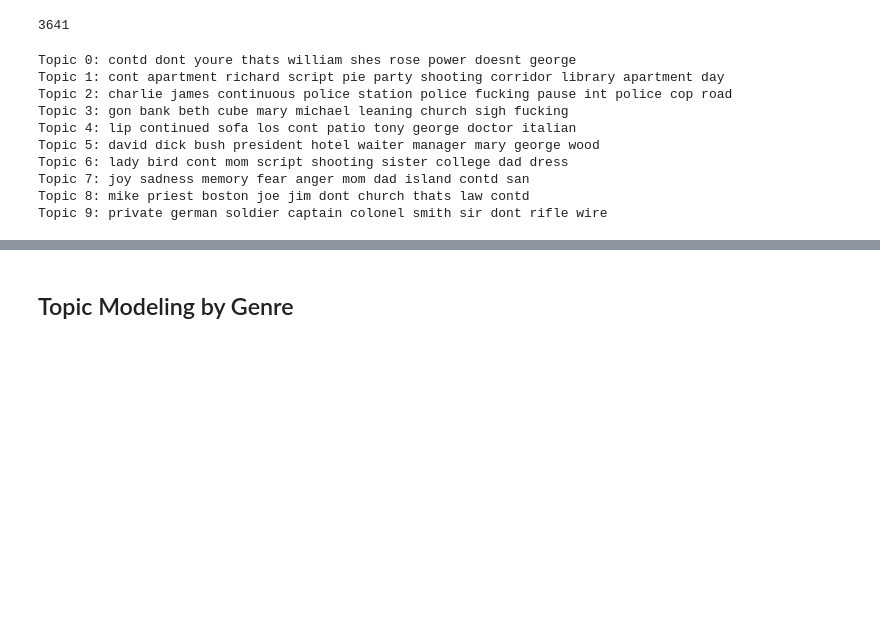
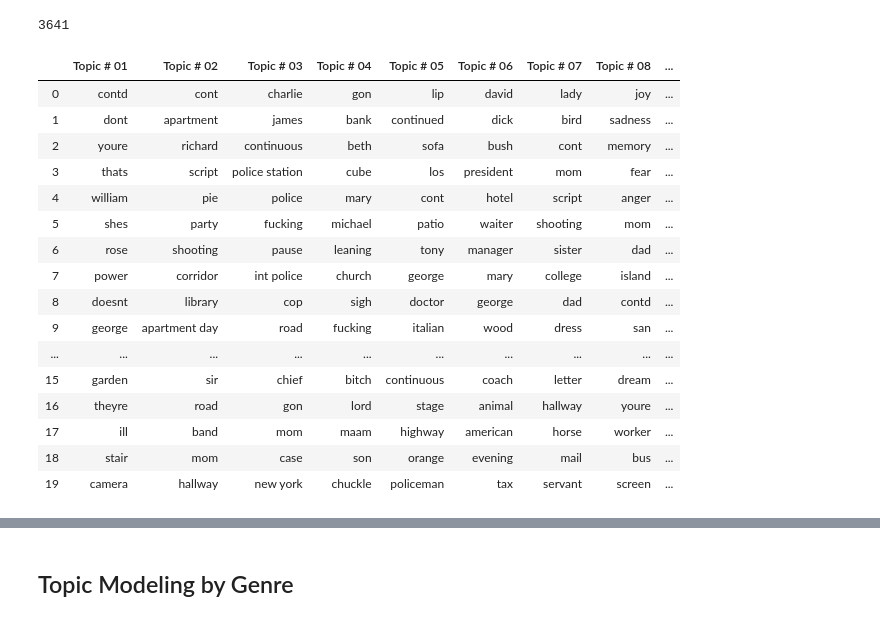
Before and after one commit to carousallie/nlp_movie_script_project, a Jupyter notebook: NLP_Project_Analysis_Wokring.ipynb, the cells around one changed output, grey strips where cells are left out. Drawn from its saved outputs; the diff is of its cells as text; code cells hidden in the pictures; blank space fills up the shorter version.

```diff
--- a/NLP_Project_Analysis_Wokring.ipynb
+++ b/NLP_Project_Analysis_Wokring.ipynb
@@ -259,0 +224,18 @@ Topic 9: lip piano christmas glance record gon george hell stage letter
+# %%
+n_dialogue = nmf(n_components = 10).fit(tfidf_dialogue_fit) # set up nmf model for 10 topics
+
+# Dataframes for topics
+
+def get_topics(model, vectorizer, num_topics, n_top_words):
+    feat_names = vectorizer.get_feature_names()
+
+    word_dict = {};
+    for i in range(num_topics):
+        #for each topic, obtain the largest values, and add the words they map to into the dictionary.
+        words_ids = model.components_[i].argsort()[:-15 - 1:-1]
+        words = [feat_names[key] for key in words_ids]
+        word_dict['Topic # ' + '{:02d}'.format(i+1)] = words;
+
+    return pd.DataFrame(word_dict);
+
+get_topics(n_dialogue, tfidf_dialogue, 10, 15)
@@ -275,44 +274,28 @@ len(tf_all_feat)
 # %% [output]
 {'zone': 3640, 'zero': 3639, 'yup': 3638, 'youve': 3637, 'youre right': 3636, 'youre going': 3635, 'youre': 3634, 'younger': 3633, 'young woman': 3632, 'young man': 3631, 'youll': 3630, 'youd': 3629,  ...
 3641
-# %%
-n_tf_all = nmf(n_components = 10).fit(tfidf_all_fit) # set up nmf model for 10 topics
-
-# function to marry up word value to feature names and output words per topic
-def print_top_words(model, feature_names, n_top_words):
-    for topic_idx, topic in enumerate(model.components_):
-        message = "Topic %d: " % topic_idx
-        message += " ".join([feature_names[i]
-                             for i in topic.argsort()[:-n_top_words - 1:-1]])
-        print(message)
-    print()
-
-print_top_words(n_tf_all, tf_all_feat, 10)
-
-
-# n = nmf(n_components = 24).fit(tfidf_all_fit) # set up nmf model for 24 topics
-
-# # function to marry up word value to feature names and output words per topic
-# def print_top_words(model, feature_names, n_top_words):
-#     for topic_idx, topic in enumerate(model.components_):
-#         message = "Topic %d: " % topic_idx
-#         message += " ".join([feature_names[i]
-#                              for i in topic.argsort()[:-n_top_words - 1:-1]])
-#         print(message)
-#     print()
-
-# print_top_words(n, tf_all_feat, 10)
-# %% [output]
-Topic 0: contd dont youre thats william shes rose power doesnt george
-Topic 1: cont apartment richard script pie party shooting corridor library apartment day
-Topic 2: charlie james continuous police station police fucking pause int police cop road
-Topic 3: gon bank beth cube mary michael leaning church sigh fucking
-Topic 4: lip continued sofa los cont patio tony george doctor italian
-Topic 5: david dick bush president hotel waiter manager mary george wood
-Topic 6: lady bird cont mom script shooting sister college dad dress
-Topic 7: joy sadness memory fear anger mom dad island contd san
-Topic 8: mike priest boston joe jim dont church thats law contd
-Topic 9: private german soldier captain colonel smith sir dont rifle wire
+# %%
+n_tf_all = nmf(n_components = 10).fit(tfidf_all_fit) # set up nmf model for 10 topics
+
+get_topics(n_tf_all, tfidf_all, 10, 15)
+# %% [output]
+|  | Topic # 01 | Topic # 02 | Topic # 03 | Topic # 04 | Topic # 05 | Topic # 06 | Topic # 07 | Topic # 08 | ... |
+| 0 | contd | cont | charlie | gon | lip | david | lady | joy | ... |
+| 1 | dont | apartment | james | bank | continued | dick | bird | sadness | ... |
+| 2 | youre | richard | continuous | beth | sofa | bush | cont | memory | ... |
+| 3 | thats | script | police station | cube | los | president | mom | fear | ... |
+| 4 | william | pie | police | mary | cont | hotel | script | anger | ... |
+| 5 | shes | party | fucking | michael | patio | waiter | shooting | mom | ... |
+| 6 | rose | shooting | pause | leaning | tony | manager | sister | dad | ... |
+| 7 | power | corridor | int police | church | george | mary | college | island | ... |
+| 8 | doesnt | library | cop | sigh | doctor | george | dad | contd | ... |
+| 9 | george | apartment day | road | fucking | italian | wood | dress | san | ... |
+| ... | ... | ... | ... | ... | ... | ... | ... | ... | ... |
+| 15 | garden | sir | chief | bitch | continuous | coach | letter | dream | ... |
+| 16 | theyre | road | gon | lord | stage | animal | hallway | youre | ... |
+| 17 | ill | band | mom | maam | highway | american | horse | worker | ... |
+| 18 | stair | mom | case | son | orange | evening | mail | bus | ... |
+| 19 | camera | hallway | new york | chuckle | policeman | tax | servant | screen | ... |
 # %%
 # Add Topics to dataframe # by dialogue
 
```
Also changed, not shown: parts of 47 cells of this notebook, 9 other files.
